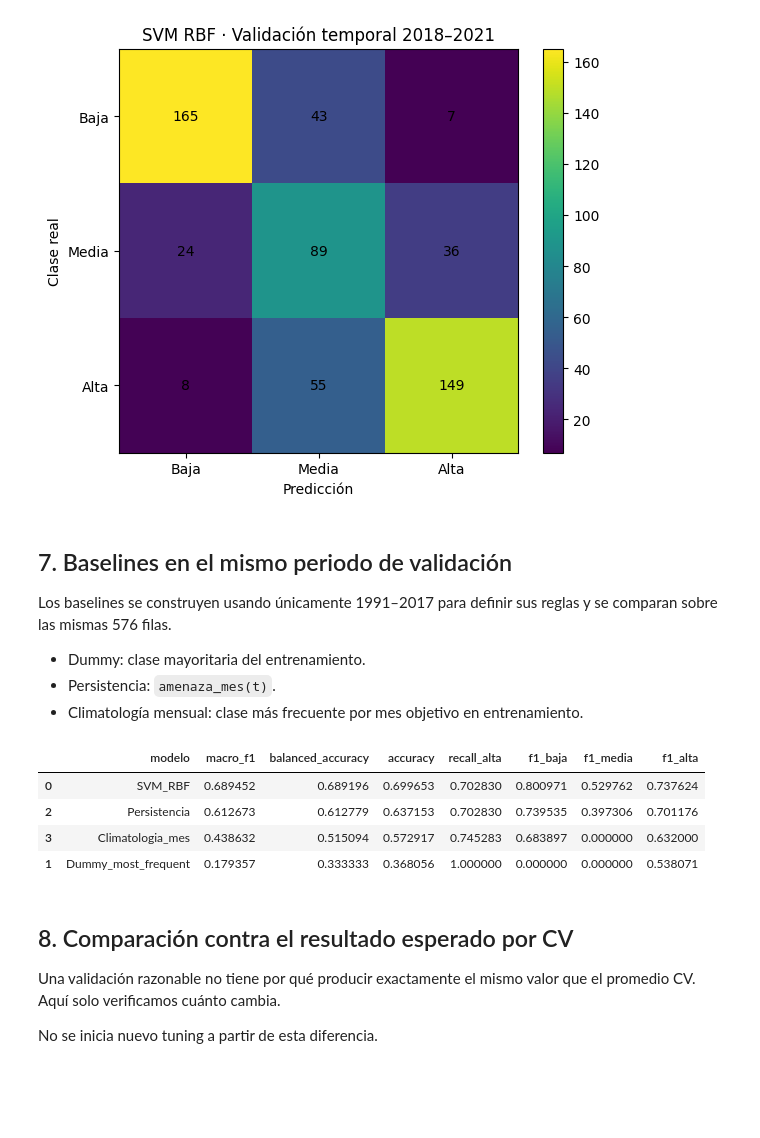
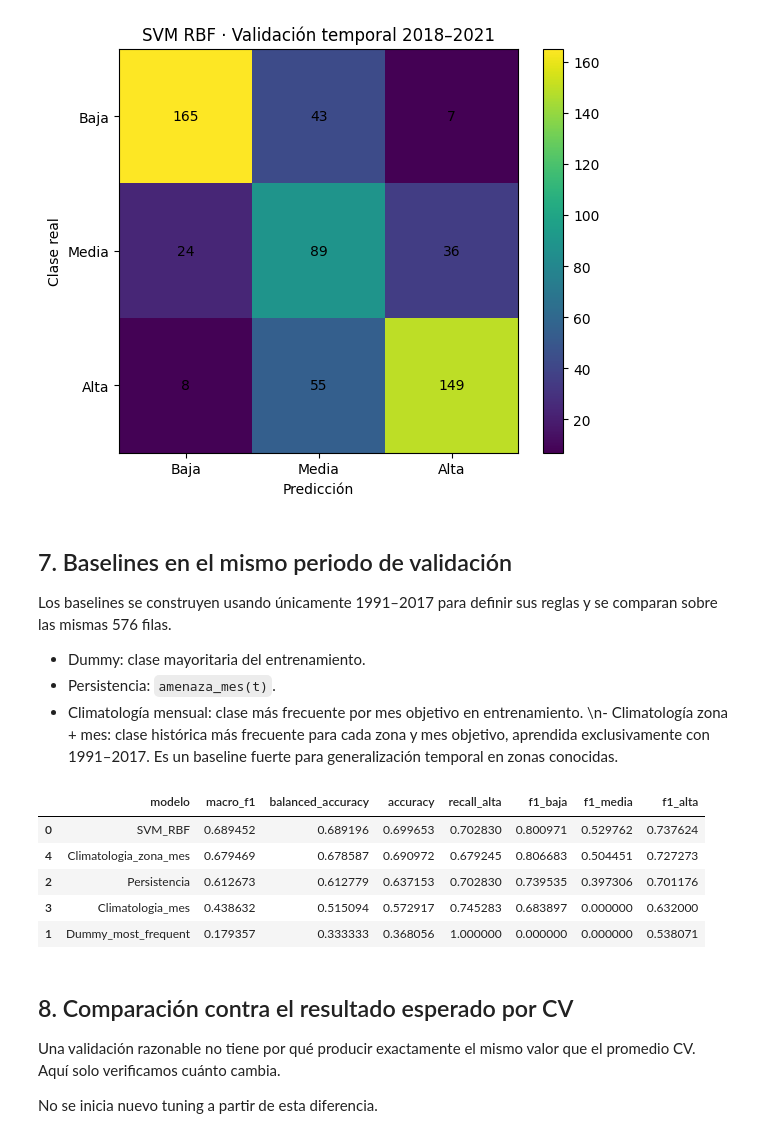
Before and after one commit to kathyforero/rain-threat-classifier, a Jupyter notebook: modelo/07_validar_modelo.ipynb, the cells around one changed output. Drawn from its saved outputs; the diff is of its cells as text; code cells hidden in the pictures; blank space fills up the shorter version.

```diff
--- a/modelo/07_validar_modelo.ipynb
+++ b/modelo/07_validar_modelo.ipynb
@@ -647,6 +647,7 @@ Los baselines se construyen usando únicamente 1991–2017 para definir sus regl
 - Dummy: clase mayoritaria del entrenamiento.
 - Persistencia: `amenaza_mes(t)`.
 - Climatología mensual: clase más frecuente por mes objetivo en entrenamiento.
+\n- Climatología zona + mes: clase histórica más frecuente para cada zona y mes objetivo, aprendida exclusivamente con 1991–2017. Es un baseline fuerte para generalización temporal en zonas conocidas.
 # %%
 
 def metric_row(
@@ -766,6 +767,40 @@ baseline_rows.append(
     )
 )
 
+
+# Climatología zona + mes, aprendida SOLO en train.
+train_zone_month_class = (
+    train.assign(
+        target_int=(
+            train["target_amenaza"]
+            .map(TARGET_TO_INT)
+            .astype(int)
+        )
+    )
+    .groupby(["zone_id", "target_month"])["target_int"]
+    .agg(lambda s: s.value_counts().idxmax())
+    .to_dict()
+)
+
+pred_zone_month = np.array([
+    train_zone_month_class.get(
+        (zone_id, target_month),
+        train_month_class.get(target_month, majority),
+    )
+    for zone_id, target_month in zip(
+        validation["zone_id"],
+        validation["target_month"],
+    )
+], dtype=int)
+
+baseline_rows.append(
+    metric_row(
+        "Climatologia_zona_mes",
+        y_val,
+        pred_zone_month,
+    )
+)
+
 baseline_df = pd.DataFrame(
     baseline_rows
 )
@@ -778,33 +813,34 @@ comparison = pd.concat(
                 "macro_f1",
                 "balanced_accuracy",
                 "accuracy",
                 "recall_alta",
                 "f1_baja",
                 "f1_media",
                 "f1_alta",
             ]
         ],
         baseline_df,
     ],
     ignore_index=True,
 )
 
 comparison = comparison.sort_values(
     "macro_f1",
     ascending=False,
 )
 
 comparison.to_csv(
     OUTPUT_DIR
     / "comparacion_validacion_baselines.csv",
     index=False,
     encoding="utf-8-sig",
 )
 
 comparison
 # %% [output]
 |  | modelo | macro_f1 | balanced_accuracy | accuracy | recall_alta | f1_baja | f1_media | f1_alta |
 | 0 | SVM_RBF | 0.689452 | 0.689196 | 0.699653 | 0.702830 | 0.800971 | 0.529762 | 0.737624 |
+| 4 | Climatologia_zona_mes | 0.679469 | 0.678587 | 0.690972 | 0.679245 | 0.806683 | 0.504451 | 0.727273 |
 | 2 | Persistencia | 0.612673 | 0.612779 | 0.637153 | 0.702830 | 0.739535 | 0.397306 | 0.701176 |
 | 3 | Climatologia_mes | 0.438632 | 0.515094 | 0.572917 | 0.745283 | 0.683897 | 0.000000 | 0.632000 |
 | 1 | Dummy_most_frequent | 0.179357 | 0.333333 | 0.368056 | 1.000000 | 0.000000 | 0.000000 | 0.538071 |
```
Also changed, not shown: parts of 3 cells of this notebook, 45 other files.
